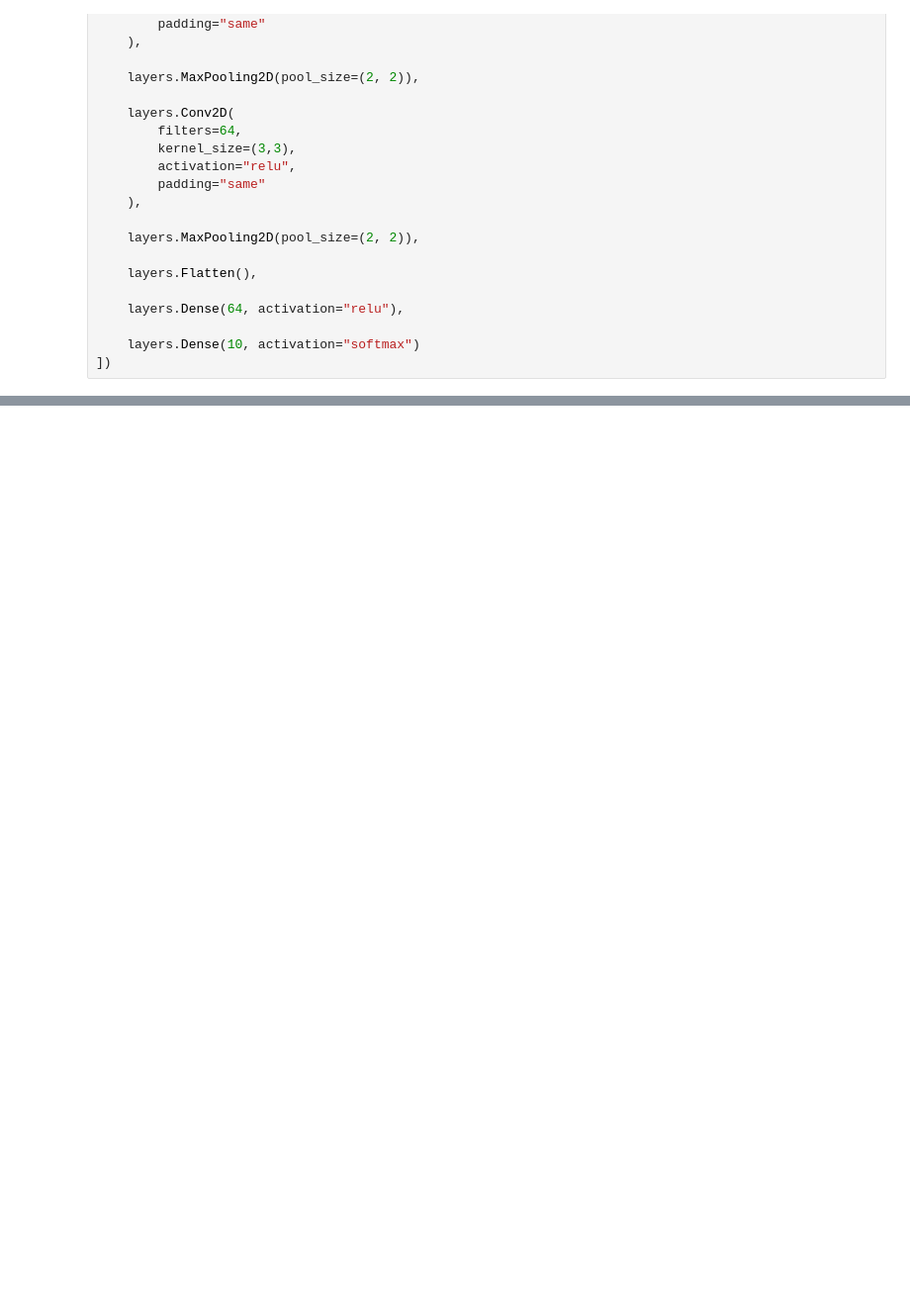
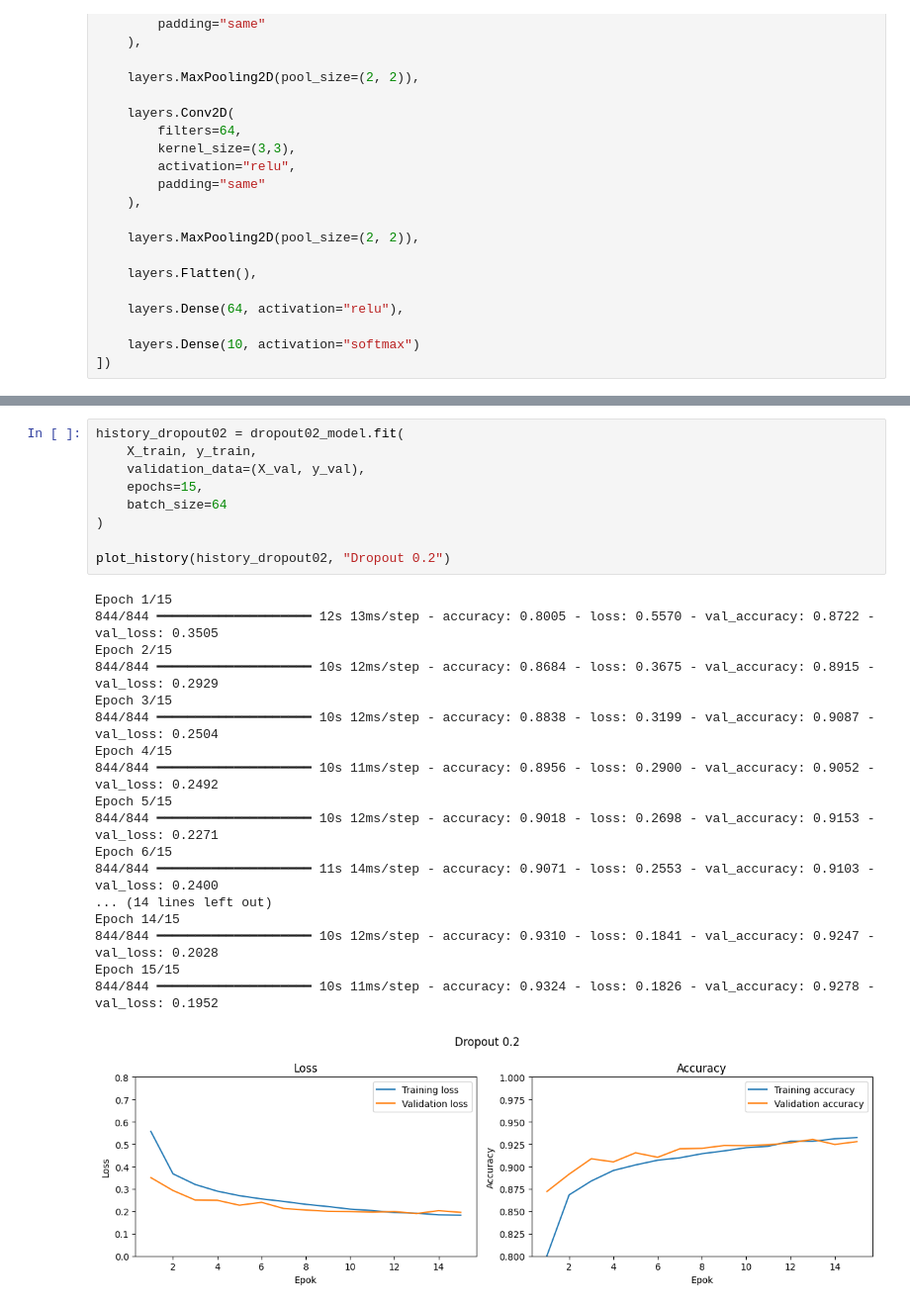
Before and after one commit to HenrikAnderss0n/Deep_learning_fashion_mnist_regularisering, a Jupyter notebook: notebooks/fasion_mnist_regularization.ipynb, the cells around one changed output, grey strips where cells are left out. Shown at 99% size. Saved outputs shown, nothing was run; the diff lists cells and outputs as text; blank space fills up the shorter version.

```diff
--- a/notebooks/fasion_mnist_regularization.ipynb
+++ b/notebooks/fasion_mnist_regularization.ipynb
@@ -185,0 +352,28 @@ baseline_model = keras.Sequential([
+# %%
+history_dropout02 = dropout02_model.fit(
+    X_train, y_train,
+    validation_data=(X_val, y_val),
+    epochs=15,
+    batch_size=64
+)
+
+plot_history(history_dropout02, "Dropout 0.2")
+# %% [output]
+Epoch 1/15
+844/844 ━━━━━━━━━━━━━━━━━━━━ 12s 13ms/step - accuracy: 0.8005 - loss: 0.5570 - val_accuracy: 0.8722 - val_loss: 0.3505
+Epoch 2/15
+844/844 ━━━━━━━━━━━━━━━━━━━━ 10s 12ms/step - accuracy: 0.8684 - loss: 0.3675 - val_accuracy: 0.8915 - val_loss: 0.2929
+Epoch 3/15
+844/844 ━━━━━━━━━━━━━━━━━━━━ 10s 12ms/step - accuracy: 0.8838 - loss: 0.3199 - val_accuracy: 0.9087 - val_loss: 0.2504
+Epoch 4/15
+844/844 ━━━━━━━━━━━━━━━━━━━━ 10s 11ms/step - accuracy: 0.8956 - loss: 0.2900 - val_accuracy: 0.9052 - val_loss: 0.2492
+Epoch 5/15
+844/844 ━━━━━━━━━━━━━━━━━━━━ 10s 12ms/step - accuracy: 0.9018 - loss: 0.2698 - val_accuracy: 0.9153 - val_loss: 0.2271
+Epoch 6/15
+844/844 ━━━━━━━━━━━━━━━━━━━━ 11s 14ms/step - accuracy: 0.9071 - loss: 0.2553 - val_accuracy: 0.9103 - val_loss: 0.2400
+... (14 lines left out)
+Epoch 14/15
+844/844 ━━━━━━━━━━━━━━━━━━━━ 10s 12ms/step - accuracy: 0.9310 - loss: 0.1841 - val_accuracy: 0.9247 - val_loss: 0.2028
+Epoch 15/15
+844/844 ━━━━━━━━━━━━━━━━━━━━ 10s 11ms/step - accuracy: 0.9324 - loss: 0.1826 - val_accuracy: 0.9278 - val_loss: 0.1952
+[figure, added]
```
Also changed, not shown: parts of 29 cells of this notebook, 8 other files.
